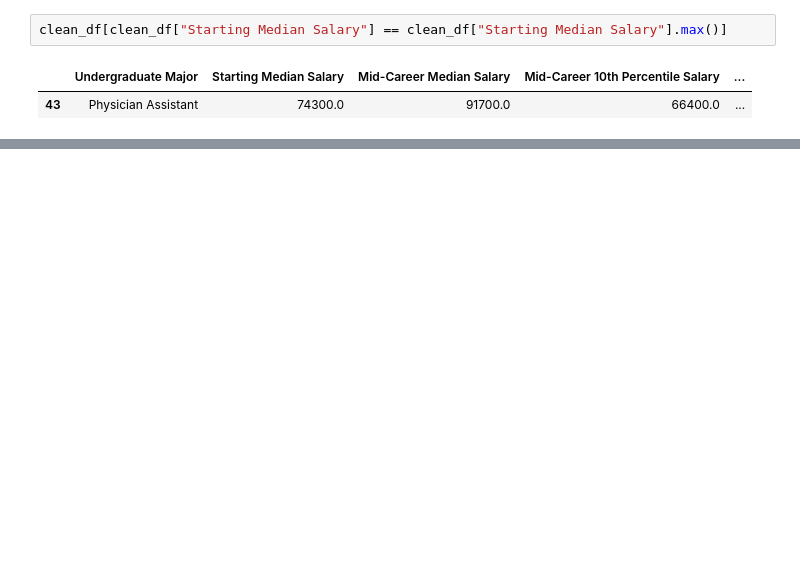
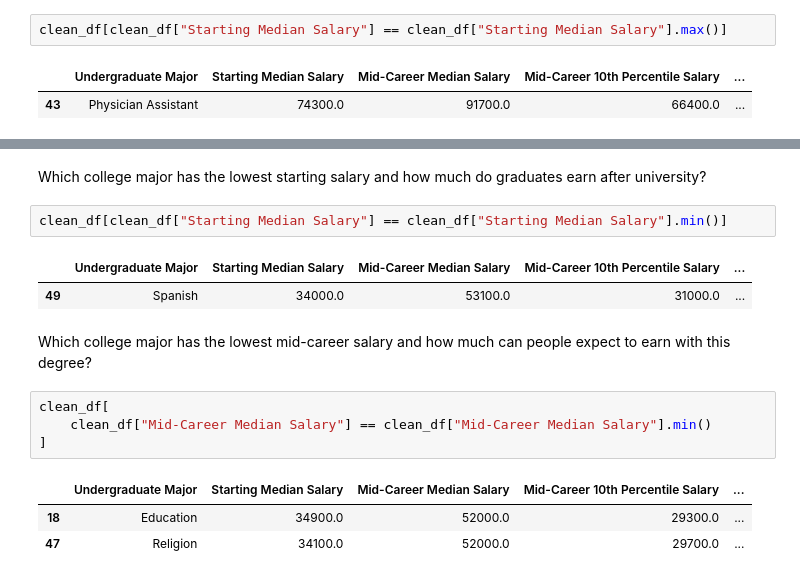
Before and after one commit to fkajose/100-Days-of-Code, a Jupyter notebook: 072-data-exploration/main.ipynb, the cells around one changed output, grey strips where cells are left out. Cells and saved outputs as stored; diff of their text form; blank space fills up the shorter version.

```diff
--- a/072-data-exploration/main.ipynb
+++ b/072-data-exploration/main.ipynb
@@ -44,0 +56,17 @@ clean_df[clean_df["Starting Median Salary"] == clean_df["Starting Median Salary"
+# %% [markdown]
+Which college major has the lowest starting salary and how much do graduates earn after university?
+# %%
+clean_df[clean_df["Starting Median Salary"] == clean_df["Starting Median Salary"].min()]
+# %% [output]
+|  | Undergraduate Major | Starting Median Salary | Mid-Career Median Salary | Mid-Career 10th Percentile Salary | ... |
+| 49 | Spanish | 34000.0 | 53100.0 | 31000.0 | ... |
+# %% [markdown]
+Which college major has the lowest mid-career salary and how much can people expect to earn with this degree?
+# %%
+clean_df[
+    clean_df["Mid-Career Median Salary"] == clean_df["Mid-Career Median Salary"].min()
+]
+# %% [output]
+|  | Undergraduate Major | Starting Median Salary | Mid-Career Median Salary | Mid-Career 10th Percentile Salary | ... |
+| 18 | Education | 34900.0 | 52000.0 | 29300.0 | ... |
+| 47 | Religion | 34100.0 | 52000.0 | 29700.0 | ... |
```
Also changed, not shown: parts of 15 cells of this notebook.
